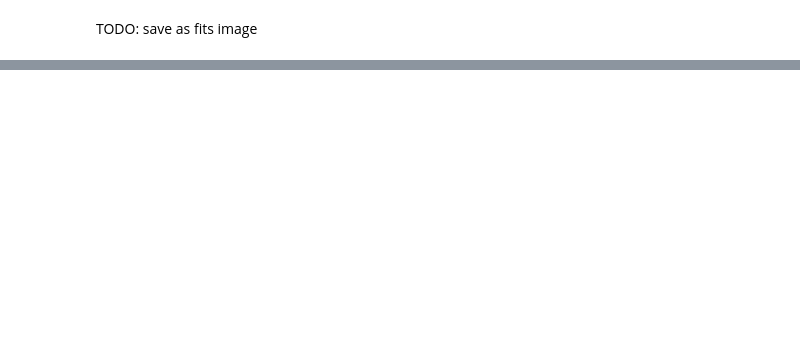
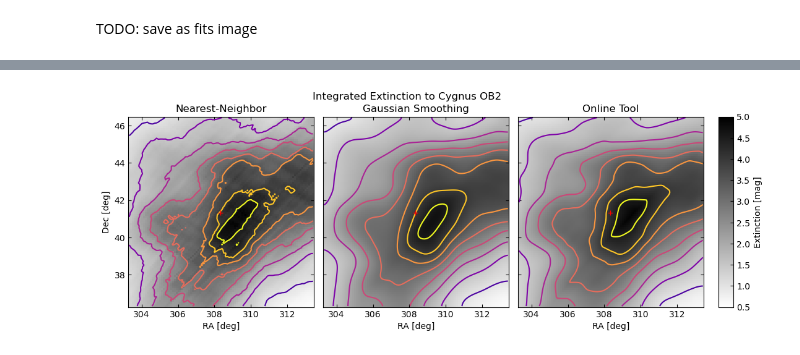
Before and after one commit to lodubay/DustBuster, a Jupyter notebook: projections.ipynb, the cells around one changed output, grey strips where cells are left out. Saved outputs shown, nothing was run; the diff lists cells and outputs as text; code cells hidden in the pictures; blank space fills up the shorter version.

```diff
--- a/projections.ipynb
+++ b/projections.ipynb
@@ -135,0 +180,36 @@ TODO: save as fits image
+# %%
+norm = Normalize(vmin=0.5, vmax=5.)
+cmap = 'binary'
+cmap_contour = 'plasma'
+contour_levels = np.arange(0.5, 5, 0.5)
+
+fig, axs = plt.subplots(1, 3, sharex=True, sharey=True, figsize=(12, 4))
+
+axs[0].pcolormesh(ra_grid, dec_grid, extinctions, cmap=cmap, norm=norm)
+axs[0].contour(ra_grid, dec_grid, extinctions, cmap=cmap_contour, levels=contour_levels)
+axs[0].plot([CygOB2_ra], [CygOB2_dec], 'r+')
+axs[0].set_title('Nearest-Neighbor')
+axs[0].set_xlabel('RA [deg]')
+axs[0].set_ylabel('Dec [deg]')
+
+ext_smooth = ndimage.gaussian_filter(extinctions, sigma=(3, 3), order=0)
+axs[1].pcolormesh(ra_grid, dec_grid, ext_smooth, cmap=cmap, norm=norm)
+axs[1].contour(ra_grid, dec_grid, ext_smooth, cmap=cmap_contour, levels=contour_levels)
+axs[1].plot([CygOB2_ra], [CygOB2_dec], 'r+')
+axs[1].set_title('Gaussian Smoothing')
+axs[1].set_xlabel('RA [deg]')
+
+axs[2].pcolormesh(ra_grid, dec_grid, intext[:,3].reshape(ra_grid.shape), cmap=cmap, norm=norm)
+axs[2].contour(ra_grid, dec_grid, intext[:,3].reshape(ra_grid.shape), cmap=cmap_contour, levels=contour_levels)
+axs[2].plot([CygOB2_ra], [CygOB2_dec], 'r+')
+axs[2].set_title('Online Tool')
+axs[2].set_xlabel('RA [deg]')
+
+fig.subplots_adjust(wspace=0.05, right=0.9)
+cax = plt.axes([0.92, 0.11, 0.02, 0.77])
+cbar = fig.colorbar(ScalarMappable(norm, cmap), cax, label='Extinction [mag]')
+
+fig.suptitle('Integrated Extinction to Cygnus OB2')
+plt.show()
+# %% [output]
+[figure, added]
```
Also changed, not shown: parts of 14 cells of this notebook, 1 other file.
